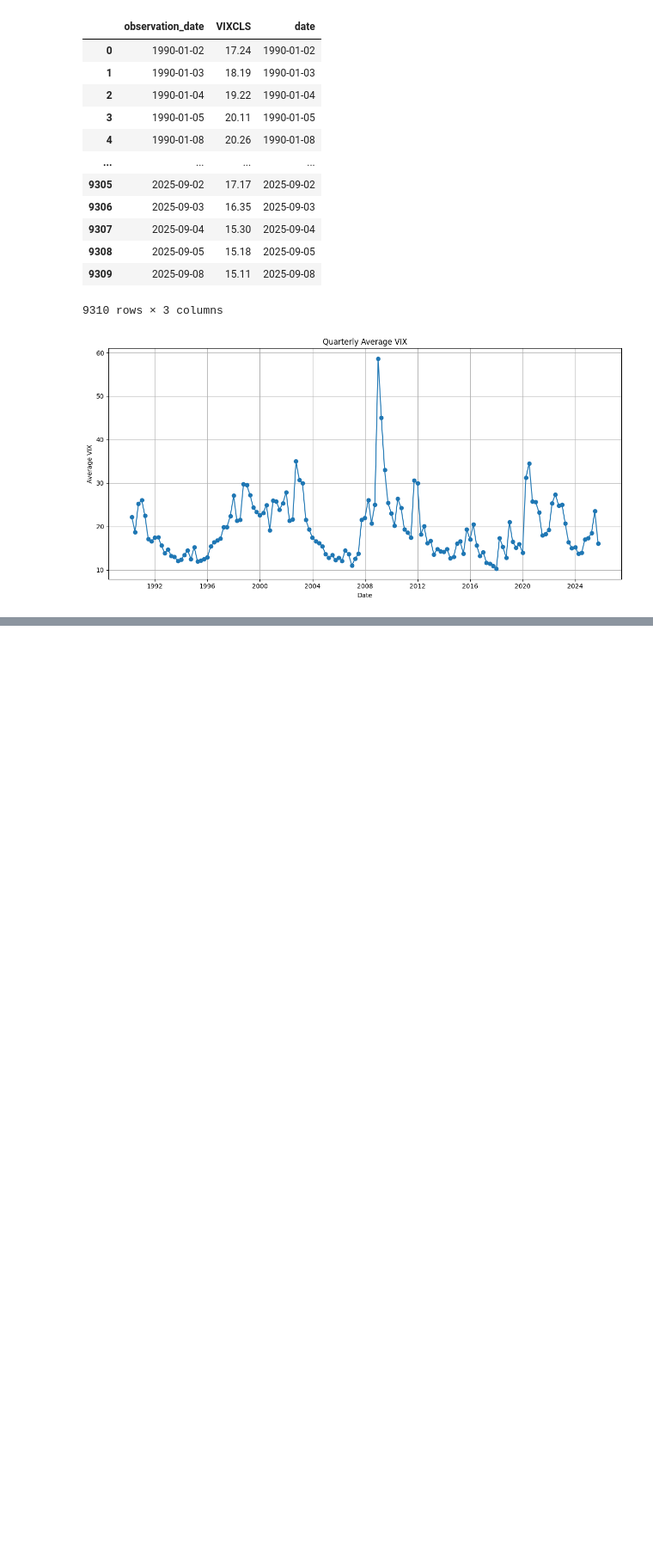
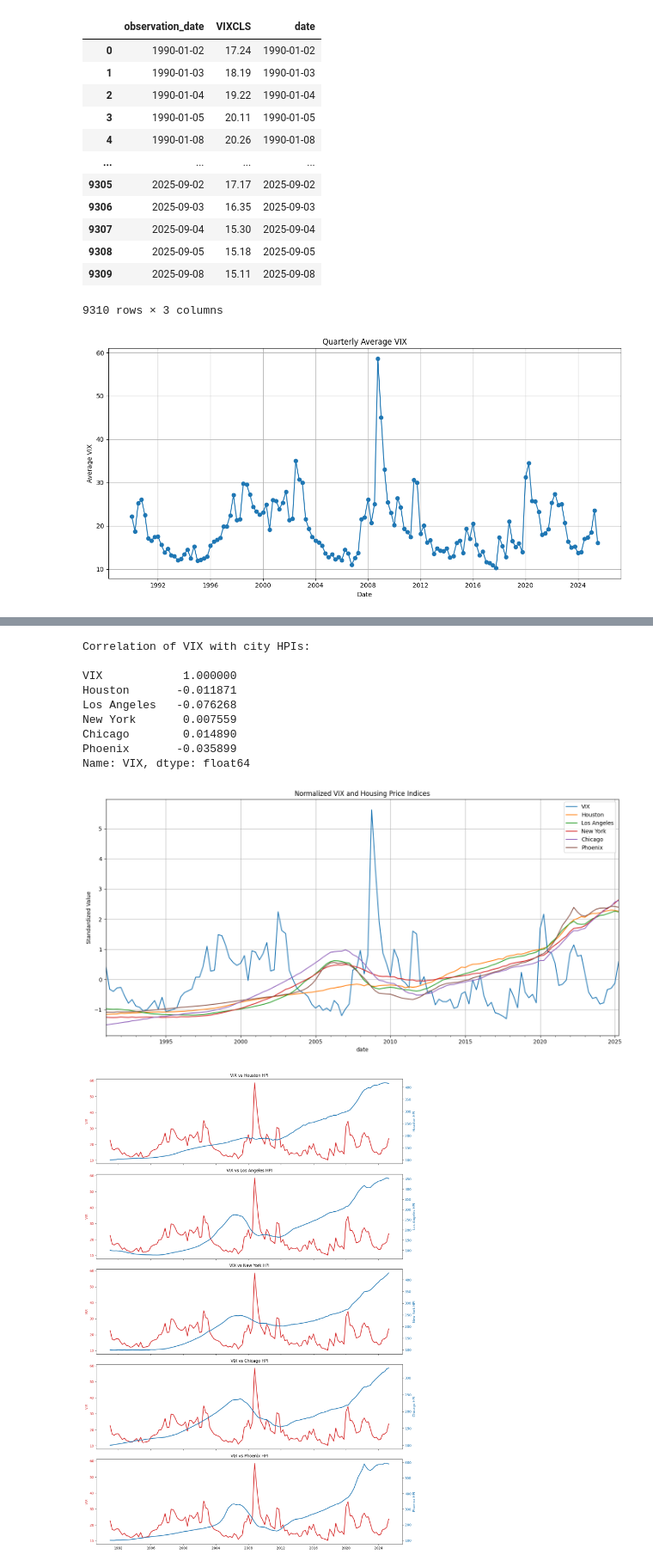
Before and after one commit to katelync12/HomeCast, a Jupyter notebook: vix.ipynb, the cells around one changed output, grey strips where cells are left out. Shown: that part at 86% size. Cells and saved outputs as stored; diff of their text form; code cells hidden in the pictures; blank space fills up the shorter version.

Commit message:
plotting vix index

```diff
--- a/vix.ipynb
+++ b/vix.ipynb
@@ -107,0 +125,64 @@ phoenix = filtered_df[filtered_df['place_name'].str.contains("Phoenix", case=Fal
+# %%
+
+for df1 in [houston, la, ny, chicago, phoenix]:
+    df1['date'] = pd.to_datetime(df1['yr'].astype(str) + 'Q' + df1['period'].astype(str))
+
+houston_q = houston.set_index('date')['index_sa'].resample('Q').mean()
+la_q = la.set_index('date')['index_sa'].resample('Q').mean()
+ny_q = ny.set_index('date')['index_sa'].resample('Q').mean()
+chicago_q = chicago.set_index('date')['index_sa'].resample('Q').mean()
+phoenix_q = phoenix.set_index('date')['index_sa'].resample('Q').mean()
+
+for series in [houston_q, la_q, ny_q, chicago_q, phoenix_q]:
+    series.index = series.index.to_period('Q')
+
+combined_df = pd.DataFrame({
+    'VIX': quarterly_avg_vix,
+    'Houston': houston_q,
+    'Los Angeles': la_q,
+    'New York': ny_q,
+    'Chicago': chicago_q,
+    'Phoenix': phoenix_q
+})
+
+combined_df.dropna(inplace=True)
+
+correlation_matrix = combined_df.corr()
+print("Correlation of VIX with city HPIs:\n")
+print(correlation_matrix['VIX'])
+
+normalized_df = (combined_df - combined_df.mean()) / combined_df.std()
+
+normalized_df.plot(figsize=(14, 7))
+plt.title("Normalized VIX and Housing Price Indices")
+plt.ylabel("Standardized Value")
+plt.grid(True)
+plt.tight_layout()
+plt.show()
+
+
+combined_df_plot = combined_df.copy()
+combined_df_plot.index = combined_df_plot.index.to_timestamp()
+
+cities = ['Houston', 'Los Angeles', 'New York', 'Chicago', 'Phoenix']
+
+fig, axes = plt.subplots(len(cities), 1, figsize=(14, 20), sharex=True)
+
+for i, city in enumerate(cities):
+    ax1 = axes[i]
+
+    ax1.plot(combined_df_plot.index, combined_df_plot['VIX'], color='tab:red', label='VIX', linewidth=2)
+    ax1.set_ylabel('VIX', color='tab:red')
+    ax1.tick_params(axis='y', labelcolor='tab:red')
+
+    ax2 = ax1.twinx()
+    ax2.plot(combined_df_plot.index, combined_df_plot[city], color='tab:blue', label=f'{city} HPI', linewidth=2)
+    ax2.set_ylabel(f'{city} HPI', color='tab:blue')
+    ax2.tick_params(axis='y', labelcolor='tab:blue')
+
+    ax1.set_title(f'VIX vs {city} HPI')
+
+plt.xlabel('Date')
+plt.tight_layout()
+plt.show()
+# %% [output]
@@ -107,0 +206,11 @@ phoenix = filtered_df[filtered_df['place_name'].str.contains("Phoenix", case=Fal
+Correlation of VIX with city HPIs:
+
+VIX            1.000000
+Houston       -0.011871
+Los Angeles   -0.076268
+New York       0.007559
+Chicago        0.014890
+Phoenix       -0.035899
+Name: VIX, dtype: float64
+[figure, added]
+[figure, added]
```
Also changed, not shown: parts of 5 cells of this notebook.
